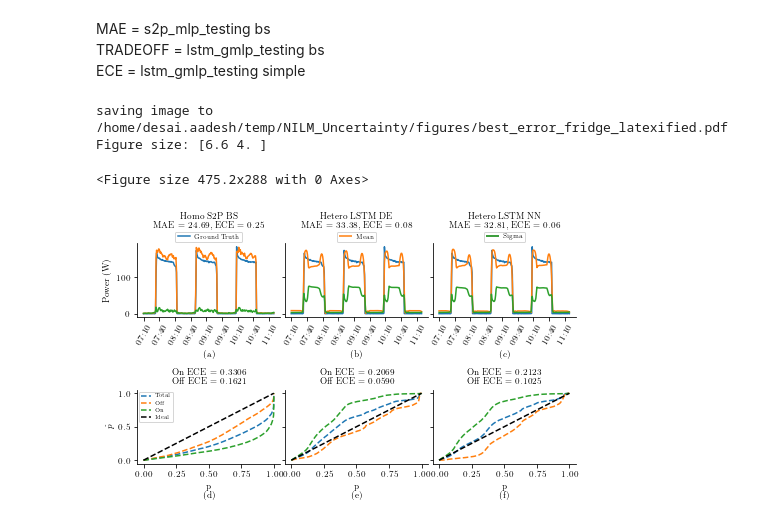
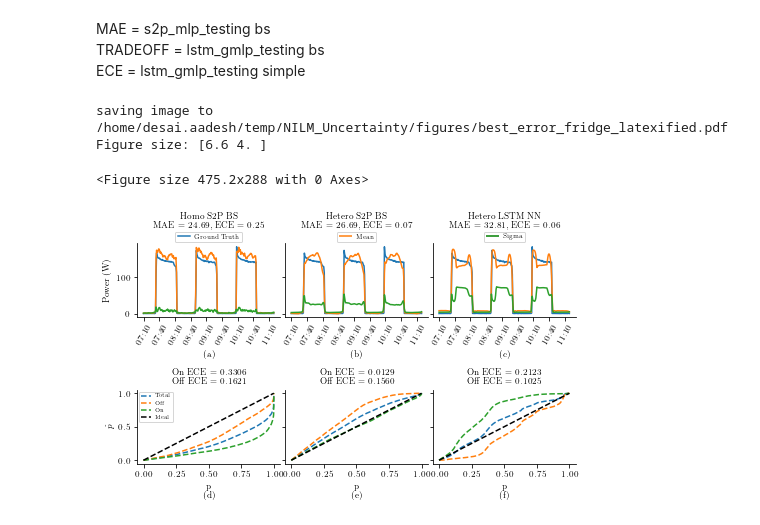
Before and after one commit to VibhutiBansal-11/NILM_Uncertainty, a Jupyter notebook: notebooks/fridge/final_analysis.ipynb, the cells around one changed output. Cells and saved outputs as stored; diff of their text form; code cells hidden in the pictures.

Commit message:
figures_v1

```diff
--- a/notebooks/fridge/final_analysis.ipynb
+++ b/notebooks/fridge/final_analysis.ipynb
@@ -264,41 +264,41 @@ fig, ax = plt.subplots(2, 3, sharey="row")
 
 plot_figure(ax[0,0], s2p_mlp_testing["ground truth"], s2p_mlp_testing["bs_mean"],
             s2p_mlp_testing["bs_sigma"], "Homo S2P BS")
-plot_figure(ax[0,1], lstm_gmlp_testing["ground truth"], lstm_gmlp_testing["de_mean"],
-            lstm_gmlp_testing["de_sigma"], "Hetero LSTM DE")
+plot_figure(ax[0,1], s2p_gmlp_testing["ground truth"], s2p_gmlp_testing["bs_mean"],
+            s2p_gmlp_testing["bs_sigma"], "Hetero S2P BS")
 plot_figure(ax[0,2], lstm_gmlp_testing["ground truth"], lstm_gmlp_testing["mean"],
             lstm_gmlp_testing["sigma"], "Hetero LSTM NN")
 
 plot_callibration(ax[1,0], s2p_mlp_testing["ground truth"], s2p_mlp_testing["bs_mean"],
                   s2p_mlp_testing["bs_sigma"])
-plot_callibration(ax[1,1], lstm_gmlp_testing["ground truth"], lstm_gmlp_testing["de_mean"],
-                  lstm_gmlp_testing["de_sigma"])
+plot_callibration(ax[1,1], s2p_gmlp_testing["ground truth"], s2p_gmlp_testing["bs_mean"],
+                  s2p_gmlp_testing["bs_sigma"])
 plot_callibration(ax[1,2], lstm_gmlp_testing["ground truth"], lstm_gmlp_testing["mean"],
                   lstm_gmlp_testing["sigma"])
 
 
 ax[0,0].legend(["Ground Truth"], loc="upper center", bbox_to_anchor=(0.5,1.2), fontsize=6)
 line = mlines.Line2D([], [], color='C1', marker="_", ls='', label='Mean', markersize=13,
                     markeredgewidth=1.5)
 ax[0,1].legend(handles=[line], loc="upper center", bbox_to_anchor=(0.5,1.2), fontsize=6)
 line = mlines.Line2D([], [], color='green', marker="_", ls='', label='Sigma', markersize=13,
                     markeredgewidth=1.5)
 ax[0,2].legend(handles=[line], loc="upper center", bbox_to_anchor=(0.5,1.2), fontsize=6)
 
 ax[0,0].set_xlabel("(a)")
 ax[0,1].set_xlabel("(b)")
 ax[0,2].set_xlabel("(c)")
 ax[1,0].set_xlabel("p\n(d)")
 ax[1,1].set_xlabel("p\n(e)")
 ax[1,2].set_xlabel("p\n(f)")
 
 ax[1,0].legend(fontsize=5, loc="upper left")
 ax[0,0].set_ylabel("Power (W)")
 ax[1,0].set_ylabel("$\hat{p}$")
 sns.despine()
 savefig("best_error_fridge")
 # %% [output]
 saving image to /home/desai.aadesh/temp/NILM_Uncertainty/figures/best_error_fridge_latexified.pdf
 Figure size: [6.6 4. ]
 <Figure size 475.2x288 with 0 Axes>
-[figure, old version]
+[figure, new version]
```
Also changed, not shown: 3 other files.
